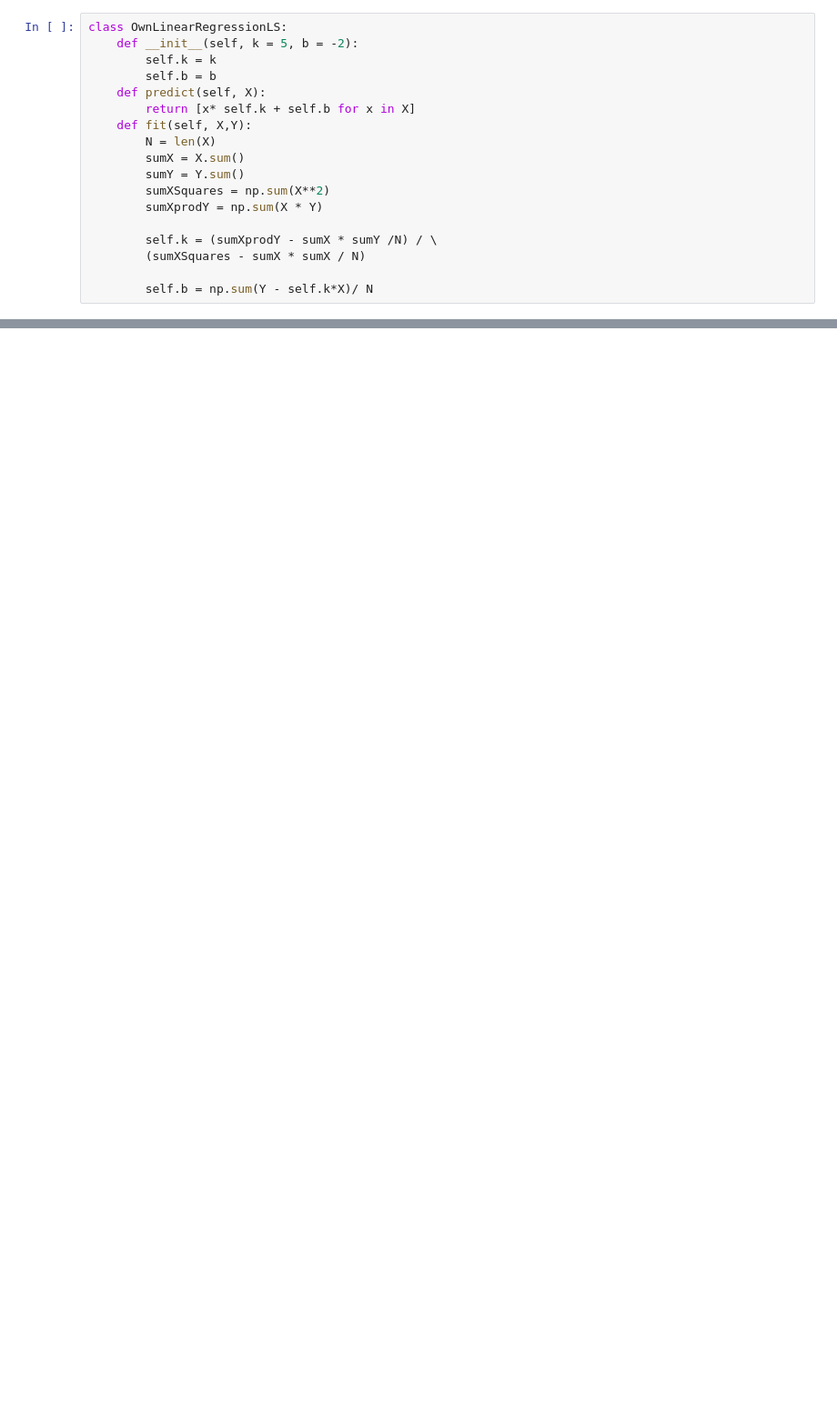
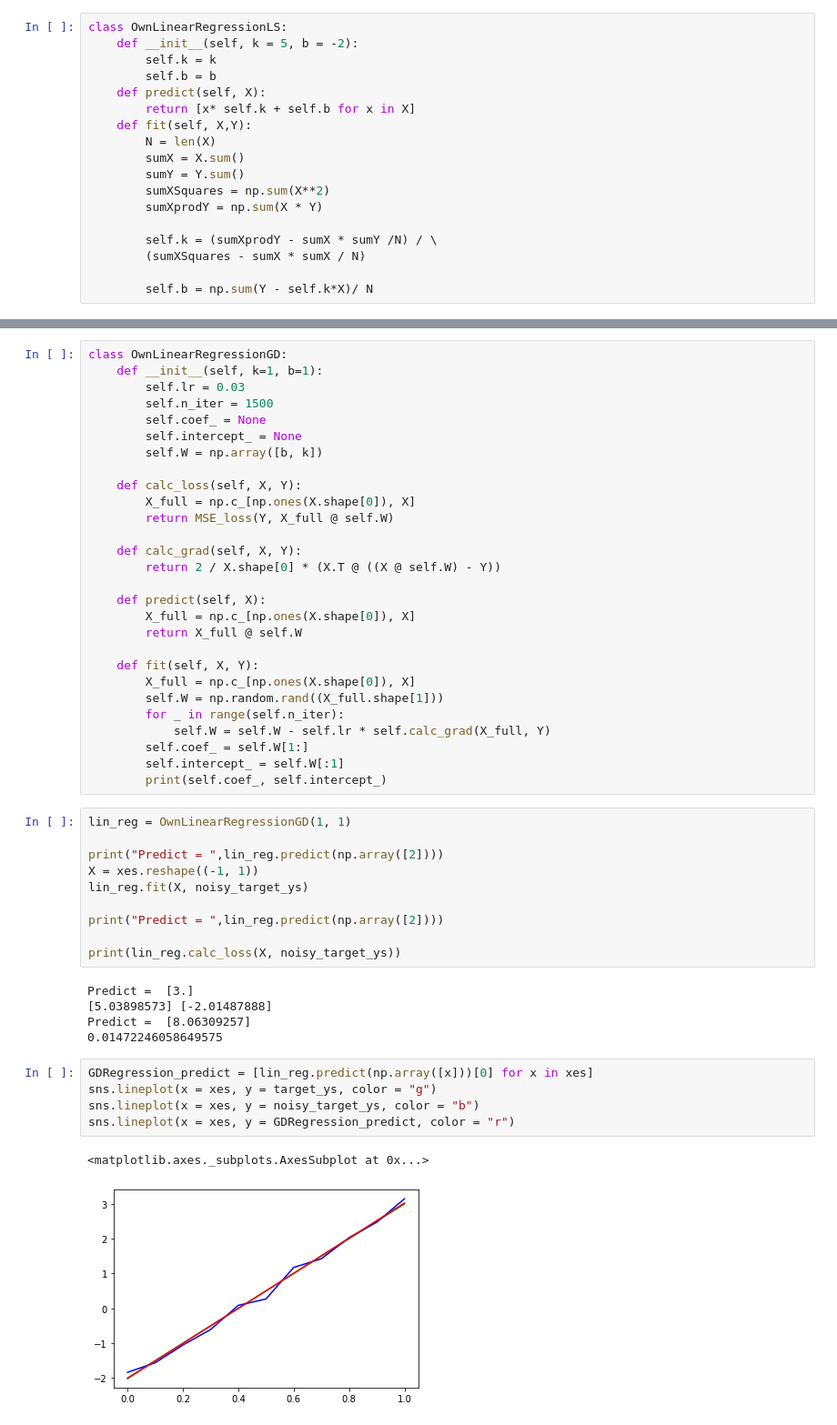
Before and after one commit to Paull-dark/Skill_Notebooks_2ndY, a Jupyter notebook: Mod_2_Math_for_NN_prt_1/Lin_models_vs_numpy.ipynb, the cells around one changed output, grey strips where cells are left out. Shown at 91% size. Cells and saved outputs as stored; diff of their text form; blank space fills up the shorter version.

```diff
--- a/Mod_2_Math_for_NN_prt_1/Lin_models_vs_numpy.ipynb
+++ b/Mod_2_Math_for_NN_prt_1/Lin_models_vs_numpy.ipynb
@@ -122,0 +133,51 @@ array([-1.83756546, -1.56117564, -1.05281718, -0.60729686,  0.08654076,
+# %%
+class OwnLinearRegressionGD:
+    def __init__(self, k=1, b=1):
+        self.lr = 0.03
+        self.n_iter = 1500
+        self.coef_ = None
+        self.intercept_ = None
+        self.W = np.array([b, k])
+
+    def calc_loss(self, X, Y):
+        X_full = np.c_[np.ones(X.shape[0]), X]
+        return MSE_loss(Y, X_full @ self.W)
+
+    def calc_grad(self, X, Y):
+        return 2 / X.shape[0] * (X.T @ ((X @ self.W) - Y))
+
+    def predict(self, X):
+        X_full = np.c_[np.ones(X.shape[0]), X]
+        return X_full @ self.W
+
+    def fit(self, X, Y):
+        X_full = np.c_[np.ones(X.shape[0]), X]
+        self.W = np.random.rand((X_full.shape[1]))
+        for _ in range(self.n_iter):
+            self.W = self.W - self.lr * self.calc_grad(X_full, Y)
+        self.coef_ = self.W[1:]
+        self.intercept_ = self.W[:1]
+        print(self.coef_, self.intercept_)
+# %%
+lin_reg = OwnLinearRegressionGD(1, 1)
+
+print("Predict = ",lin_reg.predict(np.array([2])))
+X = xes.reshape((-1, 1))
+lin_reg.fit(X, noisy_target_ys)
+
+print("Predict = ",lin_reg.predict(np.array([2])))
+
+print(lin_reg.calc_loss(X, noisy_target_ys))
+# %% [output]
+Predict =  [3.]
+[5.03898573] [-2.01487888]
+Predict =  [8.06309257]
+0.01472246058649575
+# %%
+GDRegression_predict = [lin_reg.predict(np.array([x]))[0] for x in xes]
+sns.lineplot(x = xes, y = target_ys, color = "g")
+sns.lineplot(x = xes, y = noisy_target_ys, color = "b")
+sns.lineplot(x = xes, y = GDRegression_predict, color = "r")
+# %% [output]
+<matplotlib.axes._subplots.AxesSubplot at 0x...>
+[figure, added]
```
Also changed, not shown: parts of 31 cells of this notebook, 1 other file.
